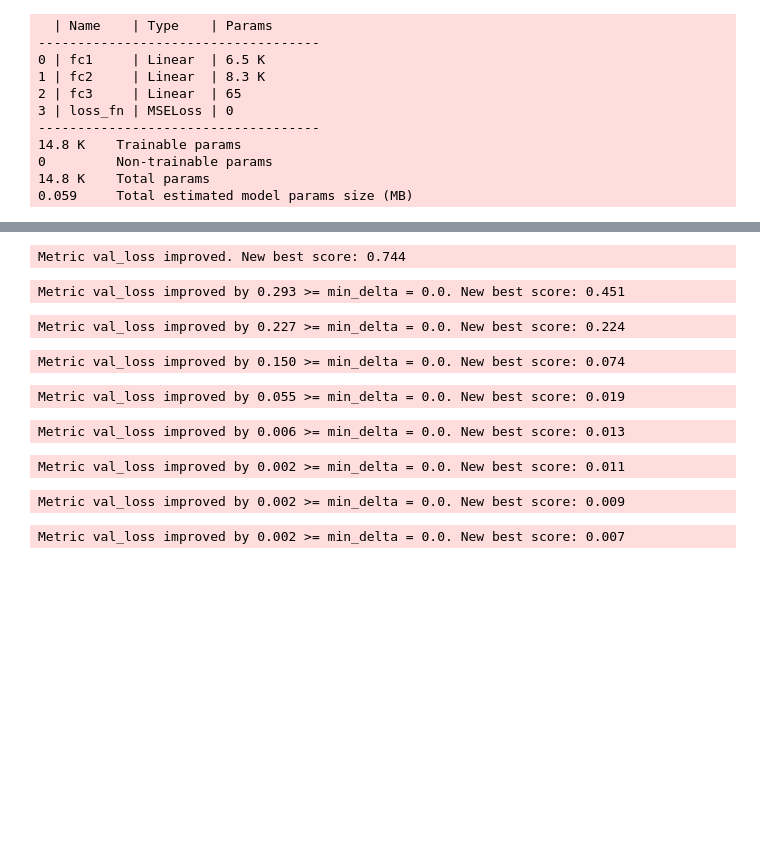
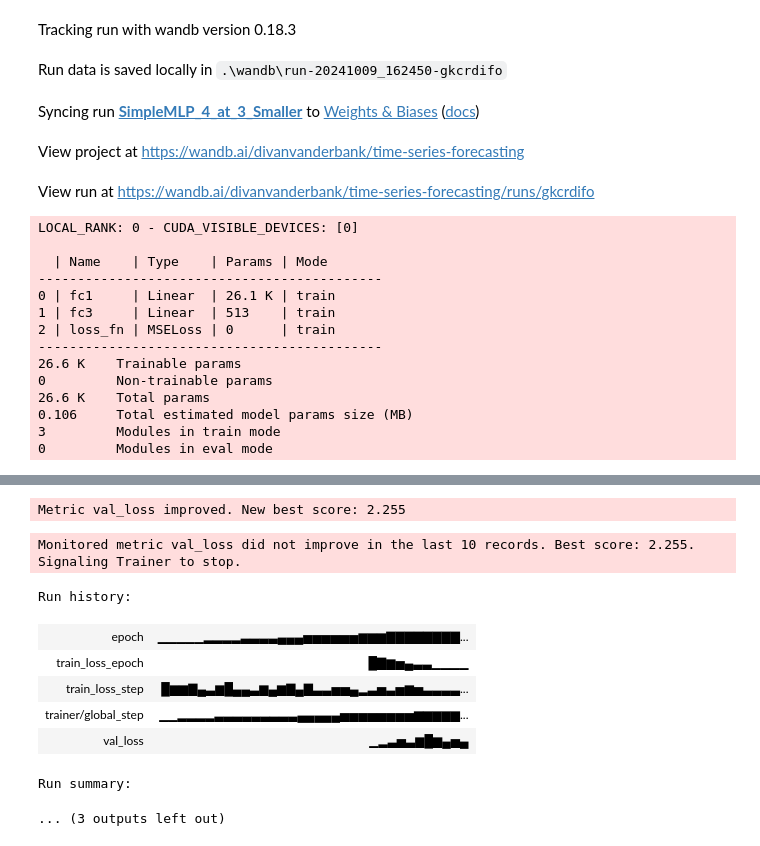
Before and after one commit to Divanvdb/1_WindSpeedForecasting, a Jupyter notebook: 4_FORRS_Time_Series.ipynb, the cells around one changed output, grey strips where cells are left out. Cells and saved outputs as stored; diff of their text form; code cells hidden in the pictures; blank space fills up the shorter version.

```diff
--- a/4_FORRS_Time_Series.ipynb
+++ b/4_FORRS_Time_Series.ipynb
@@ -407,15 +425,24 @@ IPU available: False, using: 0 IPUs
 HPU available: False, using: 0 HPUs
 # %%
 trainer.fit(model, train_loader, val_loader)
+wandb.finish()
 # %% [output]
+Tracking run with wandb version 0.18.3
+Run data is saved locally in .\wandb\run-20241009_162450-gkcrdifo
+Syncing run SimpleMLP_4_at_3_Smaller to Weights & Biases (docs)
+View project at https://wandb.ai/divanvanderbank/time-series-forecasting
+View run at https://wandb.ai/divanvanderbank/time-series-forecasting/runs/gkcrdifo
-  | Name    | Type    | Params
-------------------------------------
-0 | fc1     | Linear  | 6.5 K
-1 | fc2     | Linear  | 8.3 K
-2 | fc3     | Linear  | 65
-3 | loss_fn | MSELoss | 0
-------------------------------------
-14.8 K    Trainable params
+LOCAL_RANK: 0 - CUDA_VISIBLE_DEVICES: [0]
+
+  | Name    | Type    | Params | Mode
+--------------------------------------------
+0 | fc1     | Linear  | 26.1 K | train
+1 | fc3     | Linear  | 513    | train
+2 | loss_fn | MSELoss | 0      | train
+--------------------------------------------
+26.6 K    Trainable params
 0         Non-trainable params
-14.8 K    Total params
-0.059     Total estimated model params size (MB)
+26.6 K    Total params
+0.106     Total estimated model params size (MB)
+3         Modules in train mode
+0         Modules in eval mode
@@ -425,9 +451,10 @@ c:\Users\23603526\AppData\Local\Programs\Python\Python311\Lib\site-packages\ligh
-Metric val_loss improved. New best score: 0.744
+Metric val_loss improved. New best score: 2.255
-Metric val_loss improved by 0.293 >= min_delta = 0.0. New best score: 0.451
+Monitored metric val_loss did not improve in the last 10 records. Best score: 2.255. Signaling Trainer to stop.
-Metric val_loss improved by 0.227 >= min_delta = 0.0. New best score: 0.224
+Run history:
+| epoch | ▁▁▁▁▁▂▂▂▂▃▃▃▃▄▄▄▅▅▅▅▅▅▆▆▆▇▇▇▇▇▇▇▇... |
+| train_loss_epoch | █▇▆▅▄▃▃▁▁▁▁ |
+| train_loss_step | █▆▆▇▄▃▆█▄▄▃▆▄▆▇▄▇▃▃▅▅▄▂▃▅▃▅▆▅▃▃▃▃... |
+| trainer/global_step | ▁▁▂▂▂▂▃▃▃▃▃▃▃▃▃▄▄▄▄▄▅▅▅▅▅▅▅▅▆▆▆▆▆... |
+| val_loss | ▁▂▃▅▃▆█▆▄▅▄ |
-Metric val_loss improved by 0.150 >= min_delta = 0.0. New best score: 0.074
+Run summary:
-Metric val_loss improved by 0.055 >= min_delta = 0.0. New best score: 0.019
+... (3 outputs left out)
-Metric val_loss improved by 0.006 >= min_delta = 0.0. New best score: 0.013
-Metric val_loss improved by 0.002 >= min_delta = 0.0. New best score: 0.011
-Metric val_loss improved by 0.002 >= min_delta = 0.0. New best score: 0.009
-Metric val_loss improved by 0.002 >= min_delta = 0.0. New best score: 0.007
```
Also changed, not shown: parts of 7 cells of this notebook, 1 other file.
